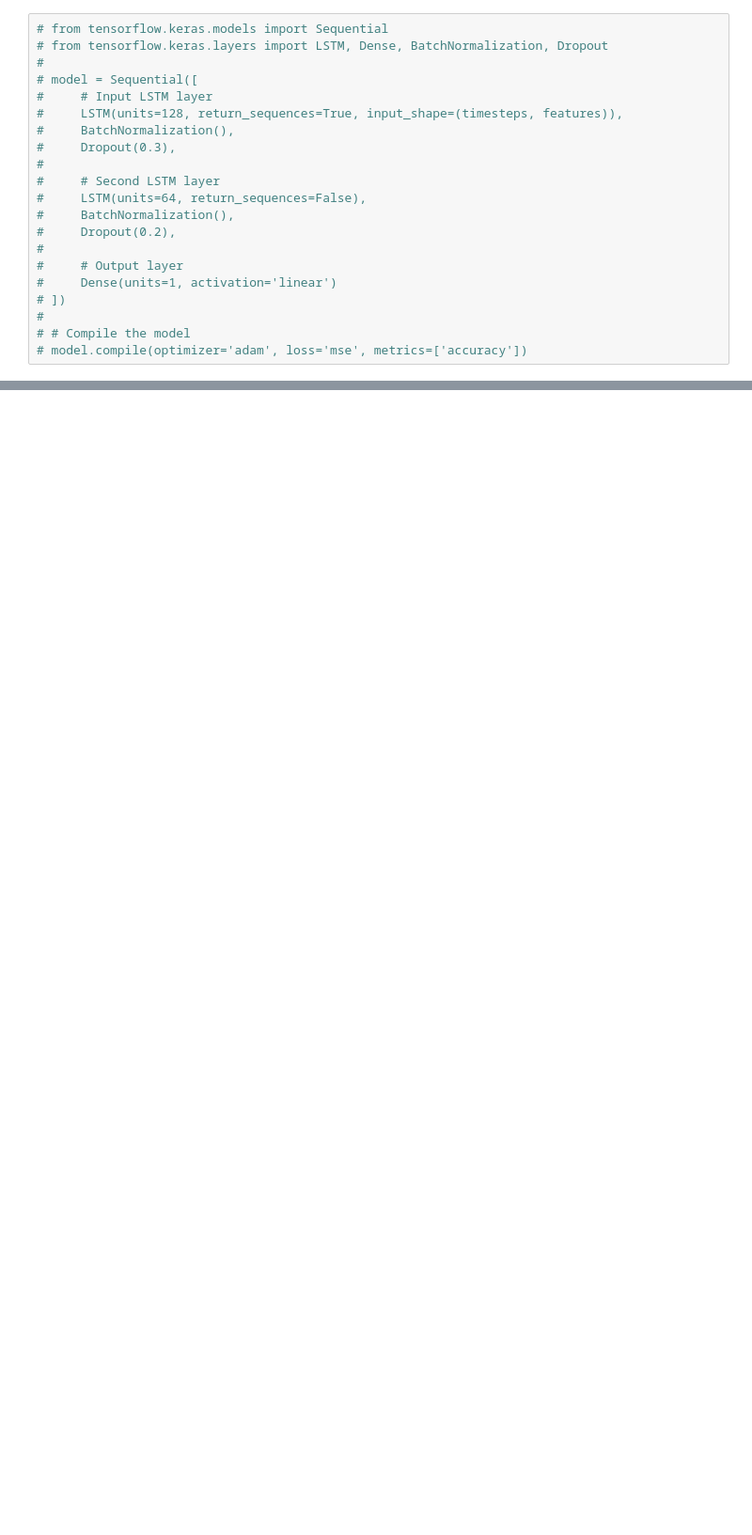
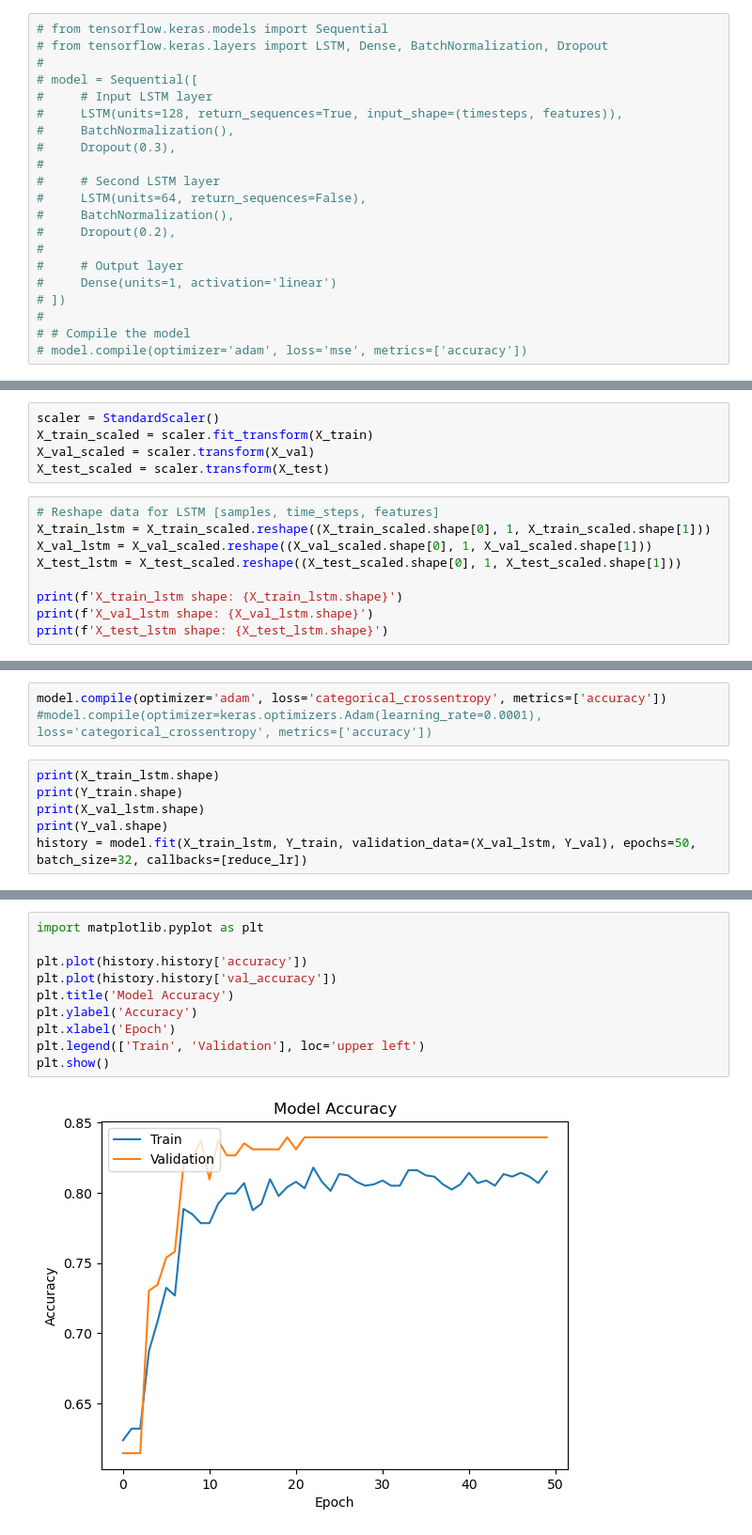
Before and after one commit to A-N1khil/smelly-coder, a Jupyter notebook: first_round.ipynb, the cells around one changed output, grey strips where cells are left out. Shown at 94% size. Drawn from its saved outputs; the diff is of its cells as text; blank space fills up the shorter version.

Commit message:
LSTM added - 84%accuracy

```diff
--- a/first_round.ipynb
+++ b/first_round.ipynb
@@ -295,0 +296,14 @@ Best: 0.7957526038892185 using {'model__batch_size': 64, 'model__learning_rate':
+# %%
+scaler = StandardScaler()
+X_train_scaled = scaler.fit_transform(X_train)
+X_val_scaled = scaler.transform(X_val)
+X_test_scaled = scaler.transform(X_test)
+# %%
+# Reshape data for LSTM [samples, time_steps, features]
+X_train_lstm = X_train_scaled.reshape((X_train_scaled.shape[0], 1, X_train_scaled.shape[1]))
+X_val_lstm = X_val_scaled.reshape((X_val_scaled.shape[0], 1, X_val_scaled.shape[1]))
+X_test_lstm = X_test_scaled.reshape((X_test_scaled.shape[0], 1, X_test_scaled.shape[1]))
+
+print(f'X_train_lstm shape: {X_train_lstm.shape}')
+print(f'X_val_lstm shape: {X_val_lstm.shape}')
+print(f'X_test_lstm shape: {X_test_lstm.shape}')
@@ -295,0 +343,9 @@ Best: 0.7957526038892185 using {'model__batch_size': 64, 'model__learning_rate':
+# %%
+model.compile(optimizer='adam', loss='categorical_crossentropy', metrics=['accuracy'])
+#model.compile(optimizer=keras.optimizers.Adam(learning_rate=0.0001), loss='categorical_crossentropy', metrics=['accuracy'])
+# %%
+print(X_train_lstm.shape)
+print(Y_train.shape)
+print(X_val_lstm.shape)
+print(Y_val.shape)
+history = model.fit(X_train_lstm, Y_train, validation_data=(X_val_lstm, Y_val), epochs=50, batch_size=32, callbacks=[reduce_lr])
@@ -295,0 +384,12 @@ Best: 0.7957526038892185 using {'model__batch_size': 64, 'model__learning_rate':
+# %%
+import matplotlib.pyplot as plt
+
+plt.plot(history.history['accuracy'])
+plt.plot(history.history['val_accuracy'])
+plt.title('Model Accuracy')
+plt.ylabel('Accuracy')
+plt.xlabel('Epoch')
+plt.legend(['Train', 'Validation'], loc='upper left')
+plt.show()
+# %% [output]
+[figure, added]
```
Also changed, not shown: parts of 10 cells of this notebook.
